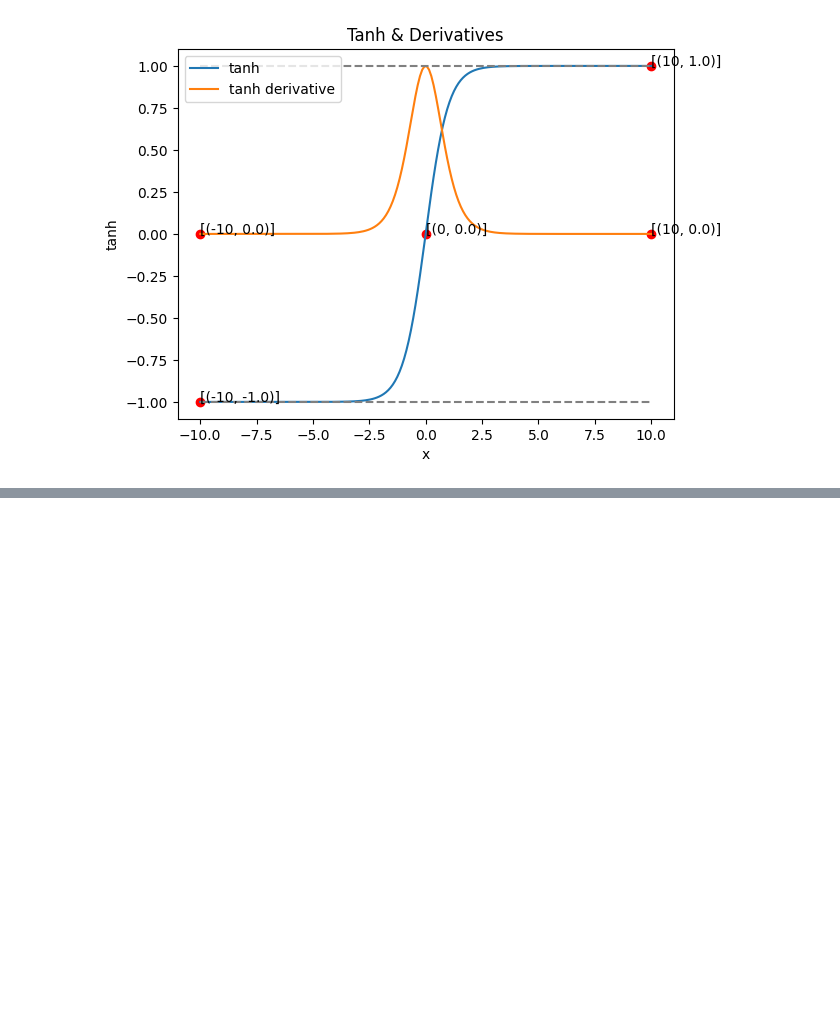
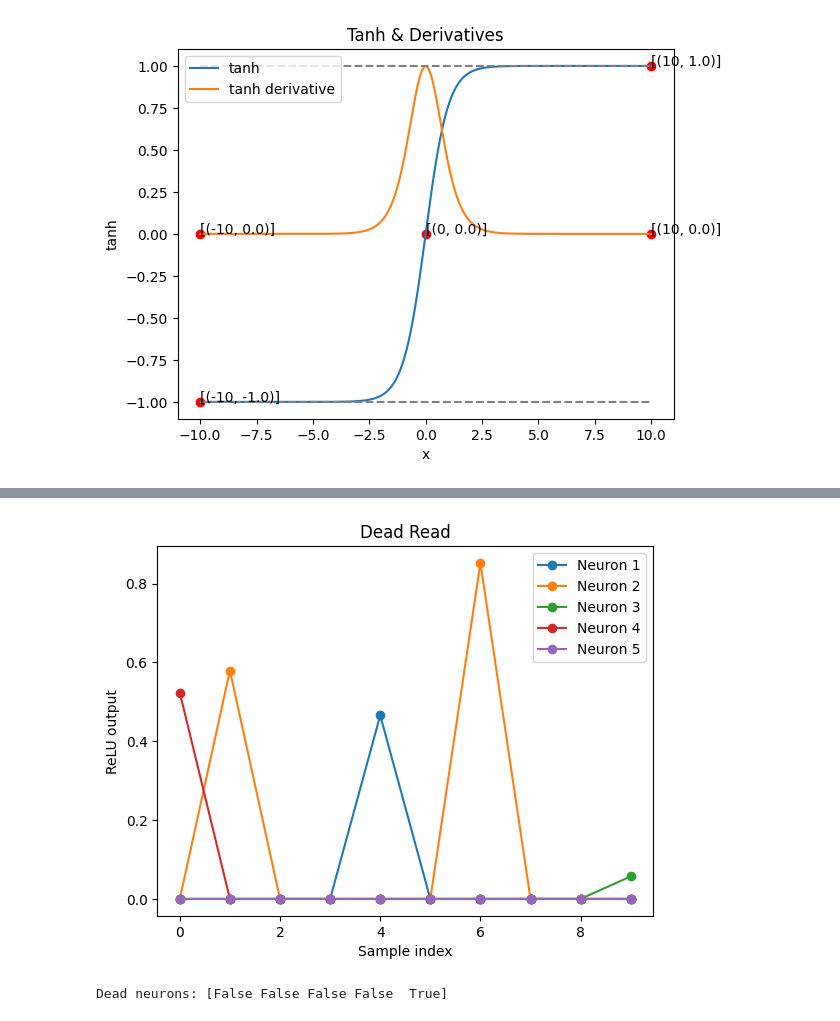
Before and after one commit to smsm8898/scratch, a Jupyter notebook: notebooks/activations.ipynb, the cells around one changed output, grey strips where cells are left out. Drawn from its saved outputs; the diff is of its cells as text; code cells hidden in the pictures; blank space fills up the shorter version.

```diff
--- a/notebooks/activations.ipynb
+++ b/notebooks/activations.ipynb
@@ -110,0 +232,21 @@ plt.show()
+# %%
+np.random.seed(42)
+# 랜덤 입력 데이터 5 neurons, 10 samples
+# 평균 -1 -> 음수 값 많게 설정
+inputs = np.random.randn(10, 5) - 1
+outputs = relu.func(inputs)
+
+for i in range(5):
+    plt.plot(outputs[:, i], marker="o", label=f"Neuron {i+1}")
+plt.title("Dead Read")
+plt.xlabel("Sample index")
+plt.ylabel("ReLU output")
+plt.legend()
+plt.show()
+plt.close()
+
+dead_neurons = np.all(outputs == 0, axis=0) # sample단위
+print("Dead neurons:", dead_neurons)
+# %% [output]
+[figure, added]
+Dead neurons: [False False False False  True]
```
Also changed, not shown: parts of 11 cells of this notebook.
